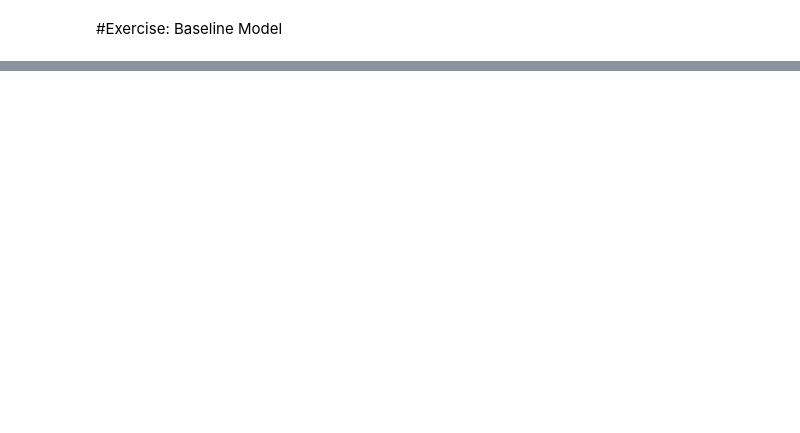
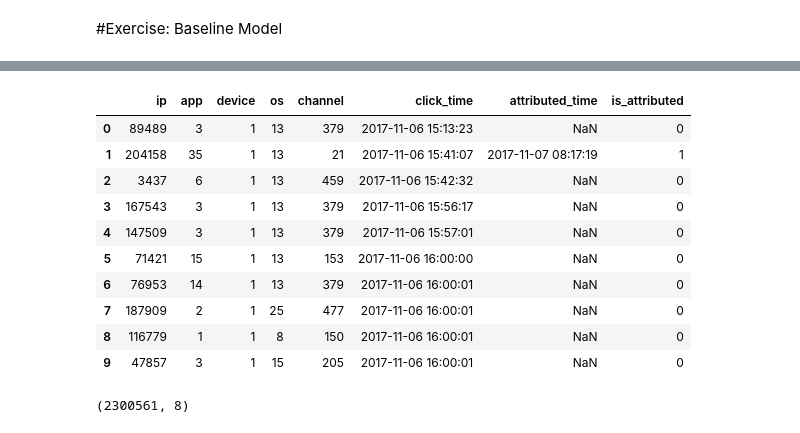
Before and after one commit to sidorkinandrew/kaggle, a Jupyter notebook: learn/feature-engineering/Feature_Engineering_1_Baseline_Model.ipynb, the cells around one changed output, grey strips where cells are left out. Drawn from its saved outputs; the diff is of its cells as text; code cells hidden in the pictures; blank space fills up the shorter version.

```diff
--- a/learn/feature-engineering/Feature_Engineering_1_Baseline_Model.ipynb
+++ b/learn/feature-engineering/Feature_Engineering_1_Baseline_Model.ipynb
@@ -232,0 +237,20 @@ Test AUC score: 0.7472299631747169
+# %%
+dataset_url = '/content/drive/My Drive/kaggle/input/feature-engineering/train_sample.csv'
+click_data = pd.read_csv(dataset_url, parse_dates=['click_time'])
+click_data.head(10)
+# %% [output]
+|  | ip | app | device | os | channel | click_time | attributed_time | is_attributed |
+| 0 | 89489 | 3 | 1 | 13 | 379 | 2017-11-06 15:13:23 | NaN | 0 |
+| 1 | 204158 | 35 | 1 | 13 | 21 | 2017-11-06 15:41:07 | 2017-11-07 08:17:19 | 1 |
+| 2 | 3437 | 6 | 1 | 13 | 459 | 2017-11-06 15:42:32 | NaN | 0 |
+| 3 | 167543 | 3 | 1 | 13 | 379 | 2017-11-06 15:56:17 | NaN | 0 |
+| 4 | 147509 | 3 | 1 | 13 | 379 | 2017-11-06 15:57:01 | NaN | 0 |
+| 5 | 71421 | 15 | 1 | 13 | 153 | 2017-11-06 16:00:00 | NaN | 0 |
+| 6 | 76953 | 14 | 1 | 13 | 379 | 2017-11-06 16:00:01 | NaN | 0 |
+| 7 | 187909 | 2 | 1 | 25 | 477 | 2017-11-06 16:00:01 | NaN | 0 |
+| 8 | 116779 | 1 | 1 | 8 | 150 | 2017-11-06 16:00:01 | NaN | 0 |
+| 9 | 47857 | 3 | 1 | 15 | 205 | 2017-11-06 16:00:01 | NaN | 0 |
+# %%
+click_data.shape
+# %% [output]
+(2300561, 8)
```
Also changed, not shown: parts of 23 cells of this notebook.
